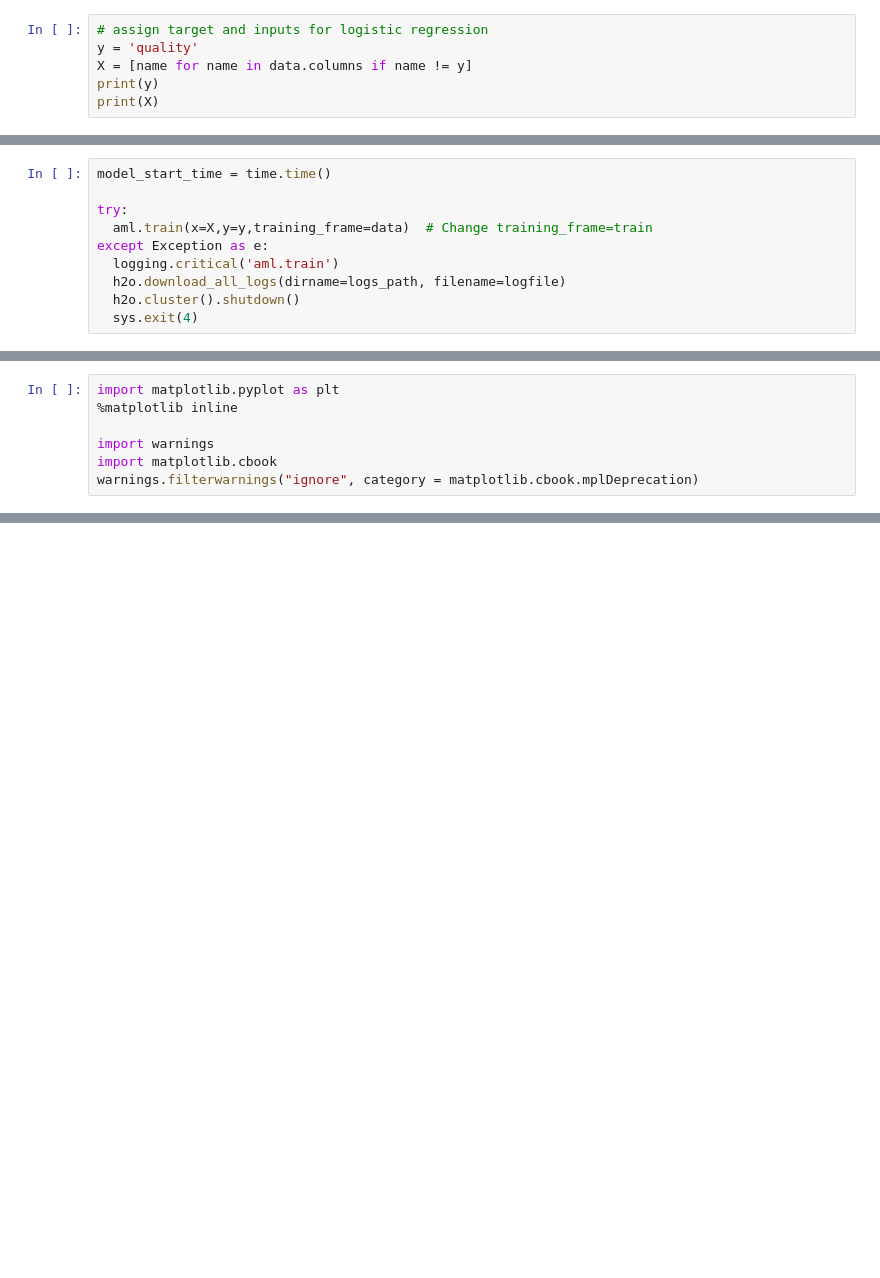
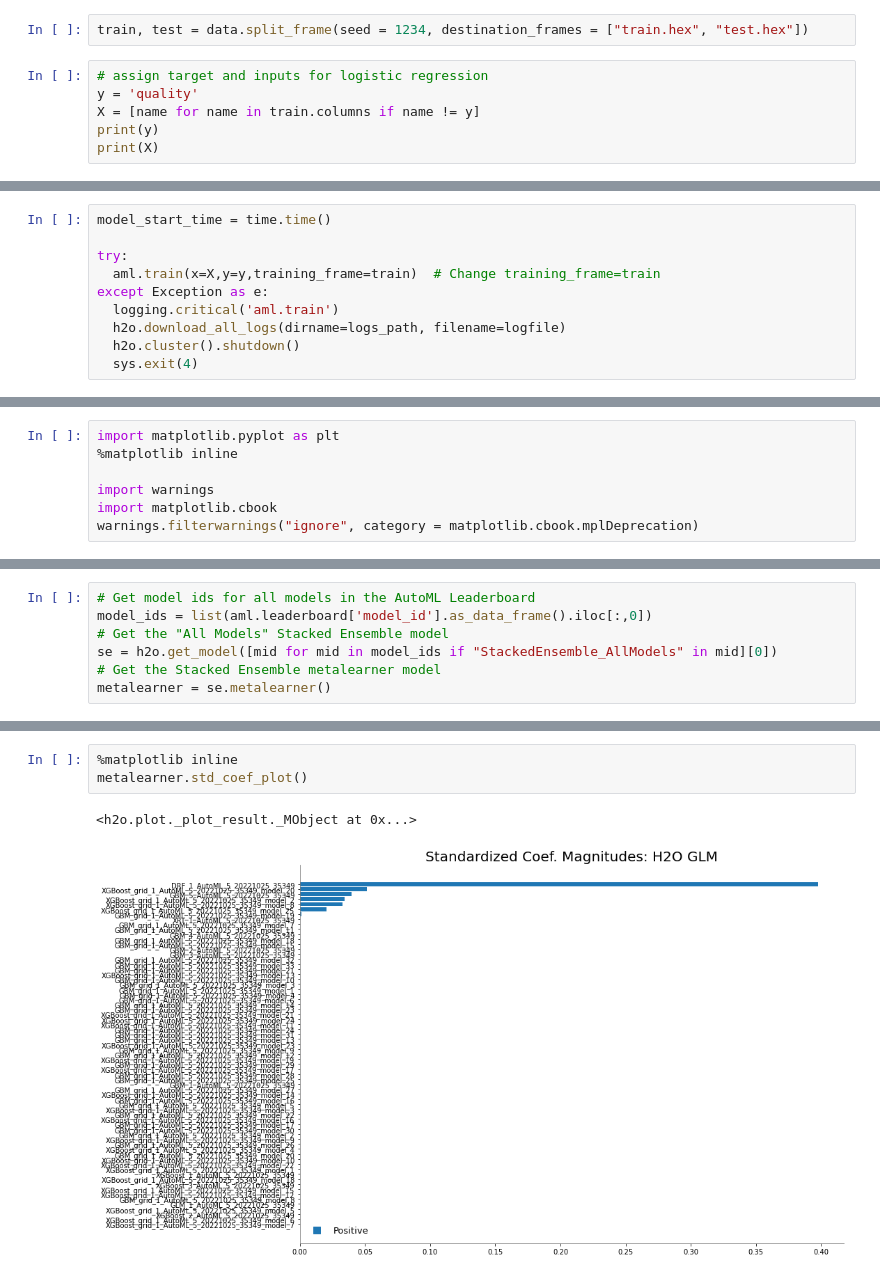
Before and after one commit to meghamkpatel/Skunks_Skool, a Jupyter notebook: INFO_6105/AutoML/Red_Wine_Quality.ipynb, the cells around one changed output, grey strips where cells are left out. Saved outputs shown, nothing was run; the diff lists cells and outputs as text; blank space fills up the shorter version.

```diff
--- a/INFO_6105/AutoML/Red_Wine_Quality.ipynb
+++ b/INFO_6105/AutoML/Red_Wine_Quality.ipynb
@@ -180,10 +196,12 @@ Cols:12
 | 7.8 | 0.58 | 0.02 | 2 | 0.073 | 9 | ... |
 | 7.5 | 0.5 | 0.36 | 6.1 | 0.071 | 17 | ... |
 [10 rows x 12 columns]
+# %%
+train, test = data.split_frame(seed = 1234, destination_frames = ["train.hex", "test.hex"])
 # %%
 # assign target and inputs for logistic regression
 y = 'quality'
-X = [name for name in data.columns if name != y]
+X = [name for name in train.columns if name != y]
 print(y)
 print(X)
 # %% [output]
@@ -197,7 +215,7 @@ aml = H2OAutoML(max_runtime_secs=run_time,exclude_algos = ['DeepLearning'])
 model_start_time = time.time()
 
 try:
-  aml.train(x=X,y=y,training_frame=data)  # Change training_frame=train
+  aml.train(x=X,y=y,training_frame=train)  # Change training_frame=train
 except Exception as e:
   logging.critical('aml.train')
   h2o.download_all_logs(dirname=logs_path, filename=logfile)
@@ -249,0 +291,7 @@ H2OValueError: ignored
+# %%
+# Get model ids for all models in the AutoML Leaderboard
+model_ids = list(aml.leaderboard['model_id'].as_data_frame().iloc[:,0])
+# Get the "All Models" Stacked Ensemble model
+se = h2o.get_model([mid for mid in model_ids if "StackedEnsemble_AllModels" in mid][0])
+# Get the Stacked Ensemble metalearner model
+metalearner = se.metalearner()
@@ -249,0 +318,6 @@ H2OValueError: ignored
+# %%
+%matplotlib inline
+metalearner.std_coef_plot()
+# %% [output]
+<h2o.plot._plot_result._MObject at 0x...>
+[figure, added]
```
Also changed, not shown: parts of 23 cells of this notebook.
